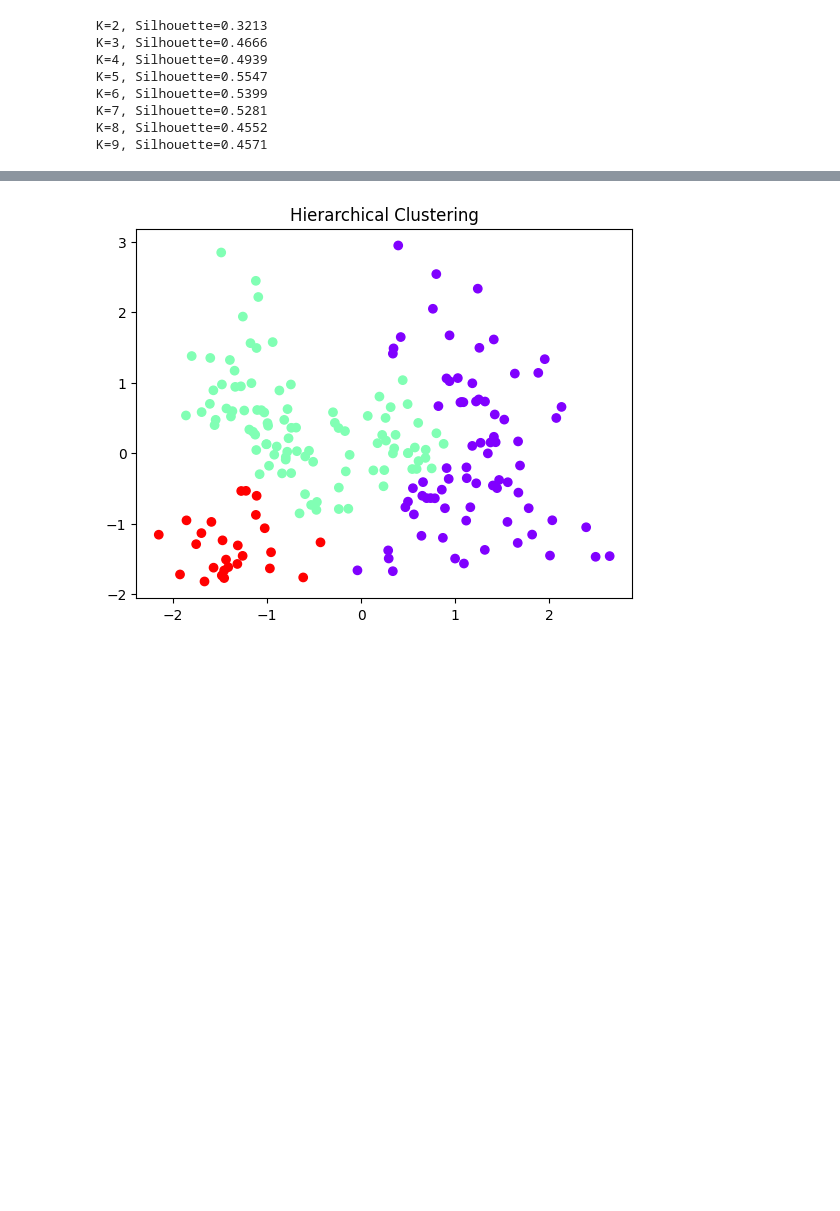
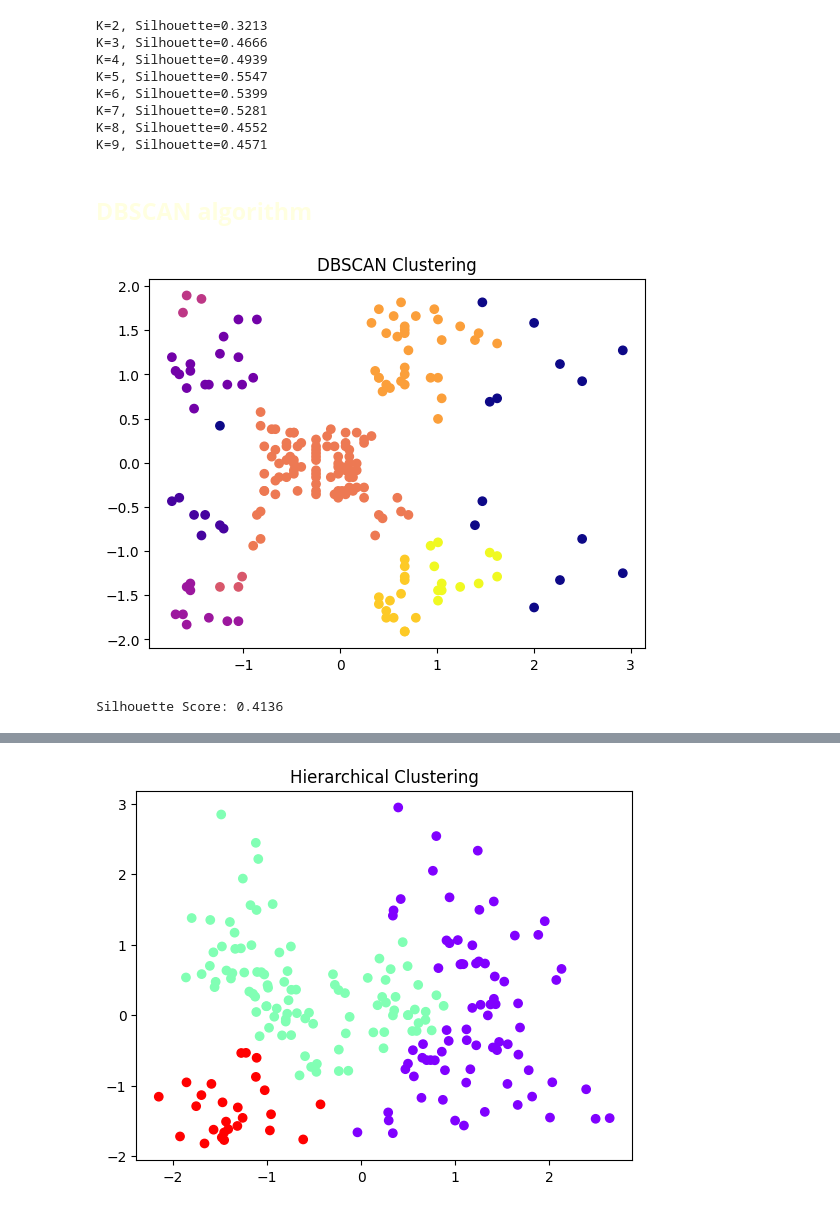
Before and after one commit to Yasir-Aladwani/clustering-mini-project, a Jupyter notebook: clustering_mini_project.ipynb, the cells around one changed output, grey strips where cells are left out. Cells and saved outputs as stored; diff of their text form; code cells hidden in the pictures; blank space fills up the shorter version.

Commit message:
DBSCAN algorithm

```diff
--- a/clustering_mini_project.ipynb
+++ b/clustering_mini_project.ipynb
@@ -119,3 +121,17 @@ K=6, Silhouette=0.5399
 K=7, Silhouette=0.5281
 K=8, Silhouette=0.4552
 K=9, Silhouette=0.4571
+# %% [markdown]
+## <font color='lightyellow'>**DBSCAN algorithm**</font>
+# %%
+db = DBSCAN(eps=0.3, min_samples=3)
+clusters_db = db.fit_predict(X_scaled)
+# %%
+plt.scatter(X_scaled[:,0], X_scaled[:,1], c=clusters_db, cmap="plasma")
+plt.title("DBSCAN Clustering")
+plt.show()
+score = silhouette_score(X_scaled, clusters_db)
+print(f"Silhouette Score: {score:.4f}")
+# %% [output]
+[figure, added]
+Silhouette Score: 0.4136
```
Also changed, not shown: parts of 6 cells of this notebook.
